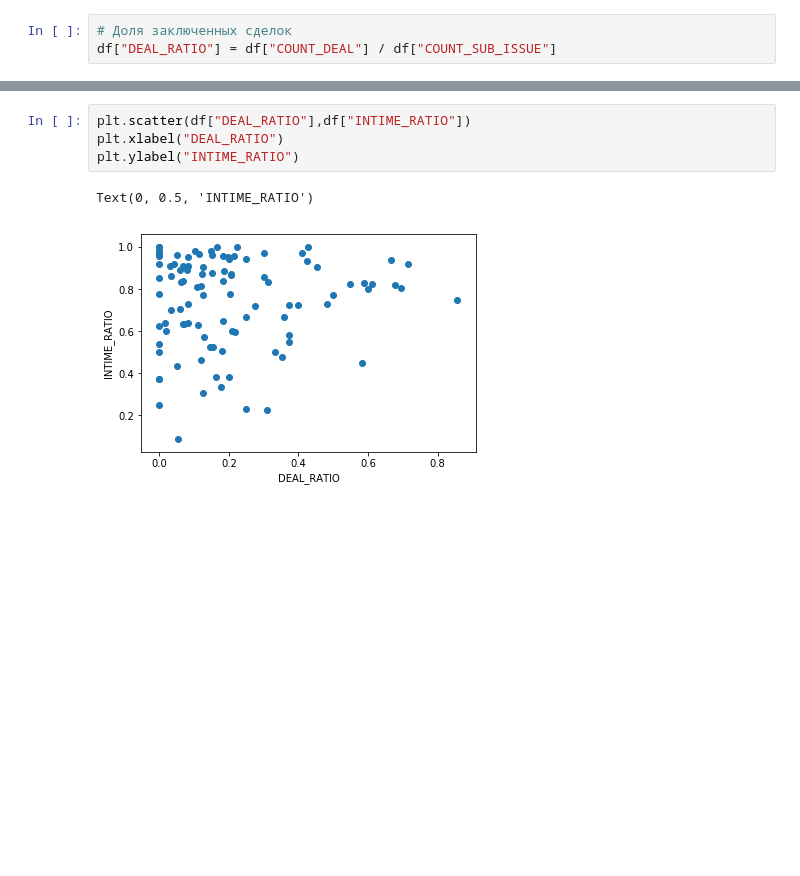
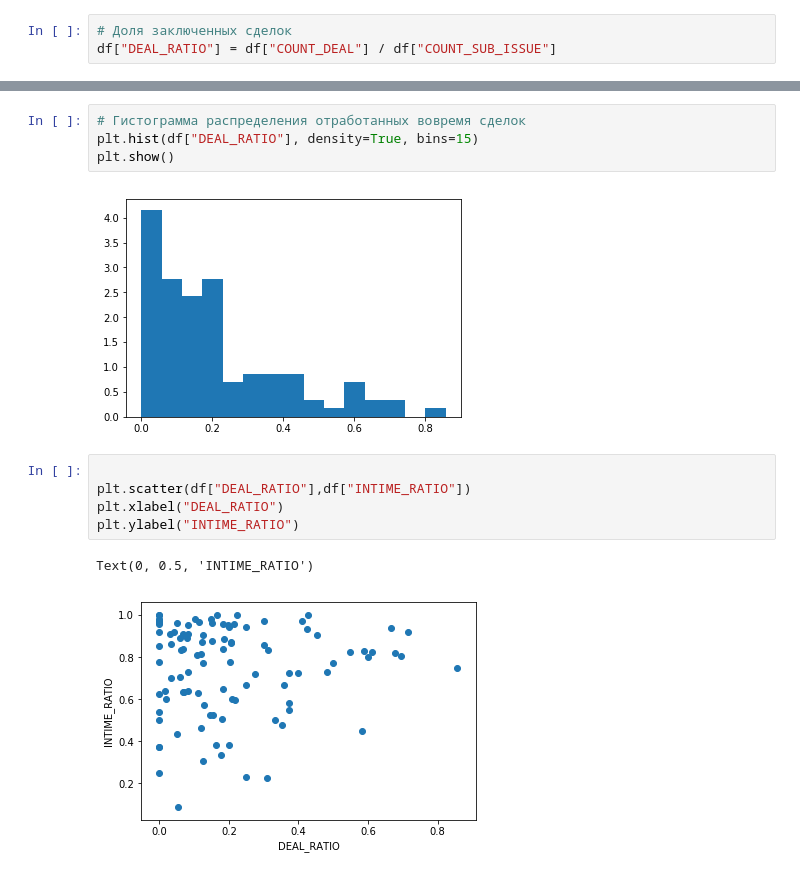
Before and after one commit to daniilstv/math, a Jupyter notebook: teorver_project.ipynb, the cells around one changed output, grey strips where cells are left out. Drawn from its saved outputs; the diff is of its cells as text; blank space fills up the shorter version.

```diff
--- a/teorver_project.ipynb
+++ b/teorver_project.ipynb
@@ -132,4 +191,11 @@ df.head()
+# %%
+# Гистограмма распределения отработанных вовремя сделок
+plt.hist(df["DEAL_RATIO"], density=True, bins=15)
+plt.show()
+# %% [output]
+[figure, added]
 # %%
+
 plt.scatter(df["DEAL_RATIO"],df["INTIME_RATIO"])
 plt.xlabel("DEAL_RATIO")
 plt.ylabel("INTIME_RATIO")
```
Also changed, not shown: parts of 12 cells of this notebook.
